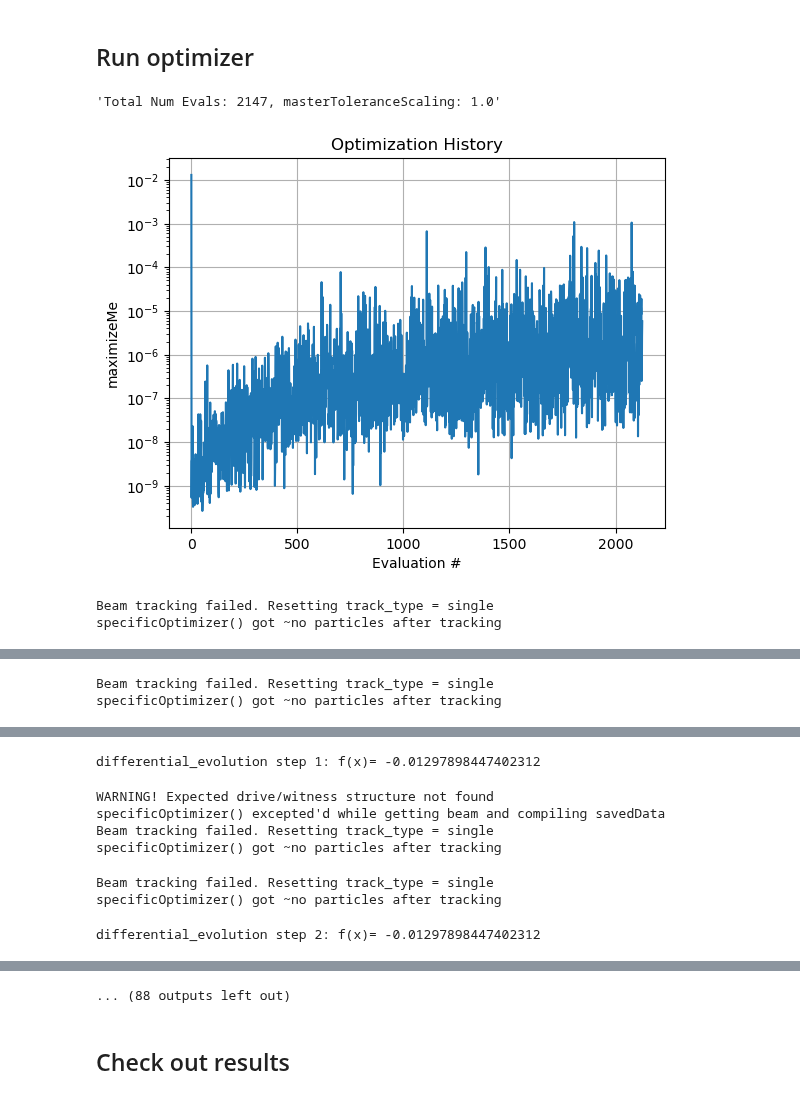
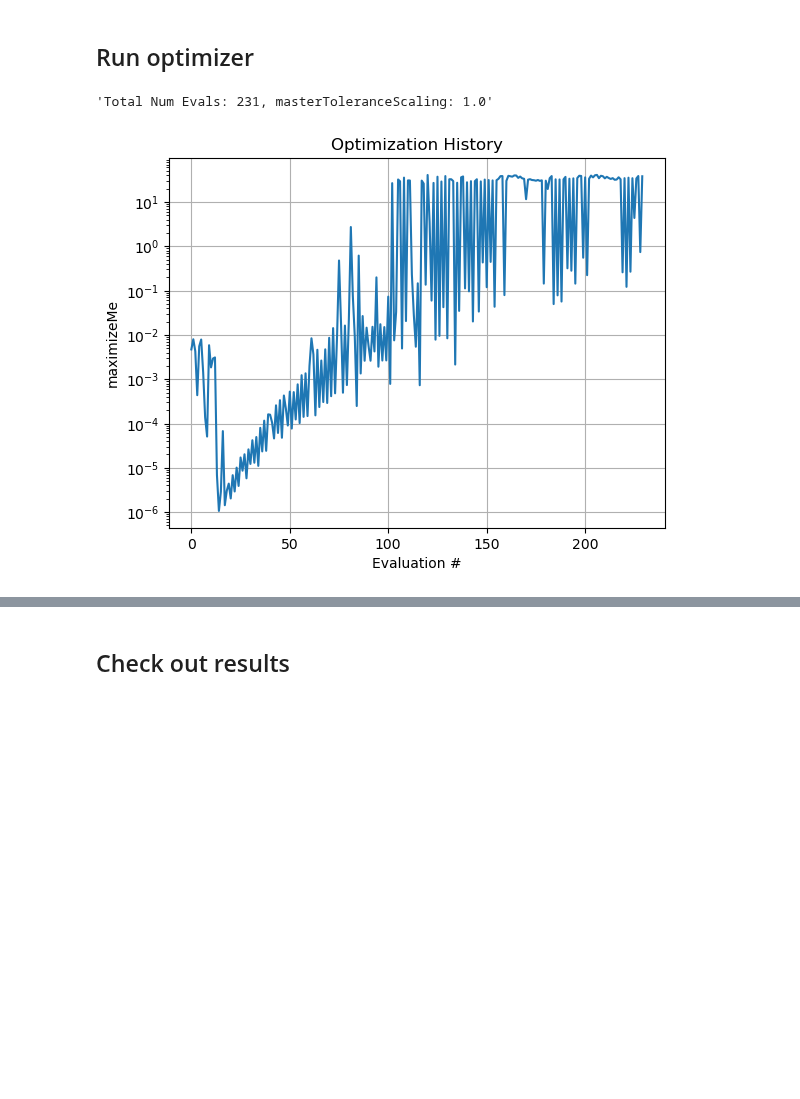
Before and after one commit to slaclab/Jitter-Forked-FACET2-Bmad-PyTao, a Jupyter notebook: 2024-09-25 Two bunch optimizer.ipynb, the cells around one changed output, grey strips where cells are left out. Cells and saved outputs as stored; diff of their text form; code cells hidden in the pictures; blank space fills up the shorter version.

```diff
--- a/2024-09-25 Two bunch optimizer.ipynb
+++ b/2024-09-25 Two bunch optimizer.ipynb
@@ -26,15 +26,15 @@ Set track_start = L0AFEND, track_end = L0BFEND
 Tracking!
 trackBeam() exiting
 # %%
-targetBunchSpacing = 150e-6
+targetBunchSpacing = 200e-6
 
 #masterToleranceScaling = 1.0 #Higher is looser; generally tighten for early sims and loosen for refinement
 masterToleranceScalingStart = 1.0
 masterToleranceScalingEnd = 1.0
-masterToleranceScalingEvolutionSteps = 500
+masterToleranceScalingEvolutionSteps = 100
 masterToleranceScaling = masterToleranceScalingStart
 
-usingCheckpoint = True
+usingCheckpoint = False
 #checkpointElement = "MFFF"
 #checkpointElement = "IM1988" #Shortly upstream of BEGBC20
 checkpointElement = "CB1LE" #Shortly downstream of BEGBC20; there's an intervening dipole though
@@ -67,10 +67,10 @@ pbounds = {
     # "QE10511kG": eval(importedDefaultSettings["QE10511kGBounds"]),
     # "QE10525kG": eval(importedDefaultSettings["QE10525kGBounds"]),
 
-    # 'L0BPhaseSet': (-15, 15),
-    # 'L1PhaseSet': (-60, 0),
-    # 'L2PhaseSet': (-60, 0),
-    # 'L3PhaseSet': (-15, 15),
+    'L0BPhaseSet': (-15, 15),
+    'L1PhaseSet': (-60, 0),
+    'L2PhaseSet': (-60, 0),
+    'L3PhaseSet': (-15, 15),
 
     # 'L0BEnergyOffset': (-5e6, 5e6),
     # 'L1EnergyOffset': (-10e6, 10e6),
@@ -276,8 +275,17 @@ def specificOptimizer(
         return badValue
 
 
-    #print(f"The MTS I see is {masterToleranceScaling}")
-    tolerableBeamLossFraction = 0.02 * masterToleranceScaling
+    # Disabling transverse terms and length limits, per https://docs.google.com/presentation/d/1b6WoEwmDz5cA0fm9FbbGiZoMwBcbCNNNCsD7JiFDxRc/edit#slide=id.g2f91233284b_0_0
+    stageOneOptimization = False
+
+    if stageOneOptimization:
+        enableTransverse = 0
+        lengthLimitMultiplier = 0
+    else:
+        enableTransverse = 1
+        lengthLimitMultiplier = 1
+
+    tolerableBeamLossFraction  = 0.02  * masterToleranceScaling
     tolerableBunchSpacingError = 10e-6 * masterToleranceScaling
 
     tolerableBeamOffset  = 5e-6 * masterToleranceScaling
@@ -290,10 +298,8 @@ def specificOptimizer(
     driveSpotThreshold     = 30e-6 #* masterToleranceScaling
     witnessSpotThreshold   = 30e-6 #* masterToleranceScaling
 
-    driveLengthThreshold   = 20e-6 #* masterToleranceScaling
-    witnessLengthThreshold = 20e-6 #* masterToleranceScaling
-
-    enableTransverse = 1 #0 or 1
+    driveLengthThreshold   = lengthLimitMultiplier * 20e-6 #* masterToleranceScaling
+    witnessLengthThreshold = lengthLimitMultiplier * 20e-6 #* masterToleranceScaling
 
 
     savedData["errorTerm_lostChargeFraction"] = 1e3 * rampToZero( savedData["lostChargeFraction"], tolerableBeamLossFraction, scale = 0.01)**2
@@ -344,8 +350,6 @@ def specificOptimizer(
         1e-20 #Avoid infinities
     ])
 
-
-
     #Collect desired data as a pandas Series
     tmpData = pd.Series( savedData )
     self.history = pd.concat([self.history, tmpData.to_frame().T])
@@ -354,7 +358,6 @@ def specificOptimizer(
     self.history.to_json('optimizerHistory.json', orient='records')
 
     self.updatePlot()
-
 
     return savedData["maximizeMe"]
 
@@ -452,11 +455,11 @@ optimizationType = "differentialEvolution" #Classic, standard for exploration
 match optimizationType:
 
     case "differentialEvolution":
-        totalPopSize = 20            # Total population size
+        totalPopSize = 10            # Total population size
         numDimensions = len(bounds)  # Number of parameters
 
-        initializationType = "uniform"
-        #initializationType = "normal"
+        #initializationType = "uniform"
+        initializationType = "normal"
 
         match initializationType:
 
@@ -477,7 +480,7 @@ match optimizationType:
                     #Optional: Define mean based on defaultSettingsVector
                     mean = defaultSettingsVector[i]
 
-                    std_dev = (high - low) / 20
+                    std_dev = (high - low) / 100
                     populationDE[:, i] = np.random.normal(mean, std_dev, totalPopSize)
 
         #Optional: Add specific points to initial evaluation list
@@ -547,34 +550,32 @@ match optimizationType:
 
         #Initial point(s) to check
         optimizer.probe(
             params={key: importedDefaultSettings[key] for key in pbounds.keys()},
             lazy=True,
         )
 
         #Refer to https://bayesian-optimization.github.io/BayesianOptimization/exploitation_vs_exploration.html
         #and https://github.com/bayesian-optimization/BayesianOptimization/blob/master/bayes_opt/bayesian_optimization.py
         boInitialKappa = 10 + 0*10.
         boFinalKappa = 1e-3 + 0*0.1
         boNumIter = 500
         boKappaDecay = (boFinalKappa / boInitialKappa)**(1/boNumIter)
 
         # acquisition_function = bayes_opt.util.UtilityFunction(
         #                                    kind='ucb',
         #                                    kappa=boInitialKappa,         #Default 2.576
         #                                    xi=0.0,              #Default 0
         #                                    kappa_decay=boKappaDecay,       #Default 0
         #                                    kappa_decay_delay=0  #Default 0
         #                                 )
 
         optimizer.maximize(
             init_points=100, #Initial, random points. Unwise to omit. "Often, 2*dim to 5*dim random points are recommended before switching to model-driven exploration."
             n_iter=boNumIter,
             #acquisition_function=acquisition_function
         )
 
 print(problem.history)
 # %% [output]
-'Total Num Evals: 2147, masterToleranceScaling: 1.0'
+'Total Num Evals: 231, masterToleranceScaling: 1.0'
-[figure, old version]
+[figure, new version]
-Beam tracking failed. Resetting track_type = single
-specificOptimizer() got ~no particles after tracking
@@ -585,2 +581,0 @@ specificOptimizer() excepted'd while getting beam and compiling savedData
-Beam tracking failed. Resetting track_type = single
-specificOptimizer() got ~no particles after tracking
@@ -589,8 +581,0 @@ specificOptimizer() excepted'd while getting beam and compiling savedData
-differential_evolution step 1: f(x)= -0.01297898447402312
-WARNING! Expected drive/witness structure not found
-specificOptimizer() excepted'd while getting beam and compiling savedData
-Beam tracking failed. Resetting track_type = single
-specificOptimizer() got ~no particles after tracking
-Beam tracking failed. Resetting track_type = single
-specificOptimizer() got ~no particles after tracking
-differential_evolution step 2: f(x)= -0.01297898447402312
@@ -599,4 +582,3 @@ specificOptimizer() excepted'd while getting beam and compiling savedData
-... (88 outputs left out)
 # %% [markdown]
 ## Check out results
 # %%
```
Also changed, not shown: parts of 2 cells of this notebook, 5 other files.
